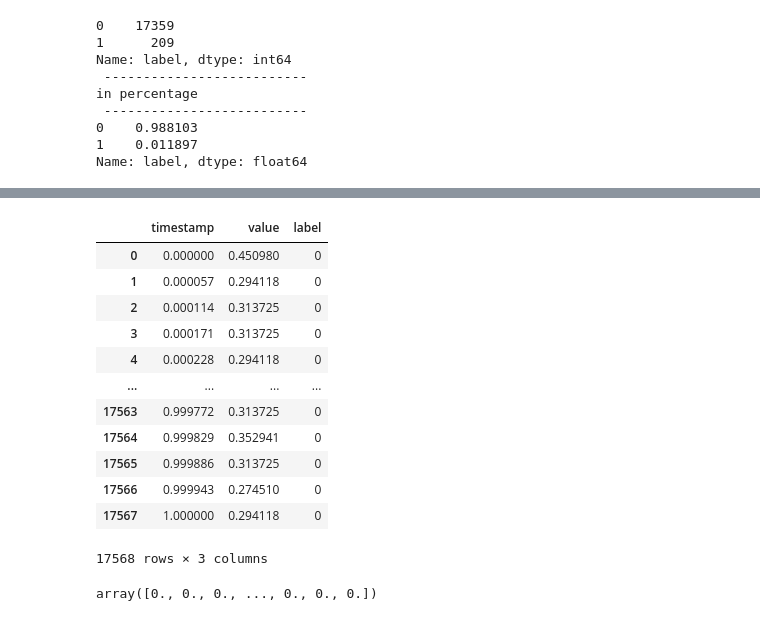
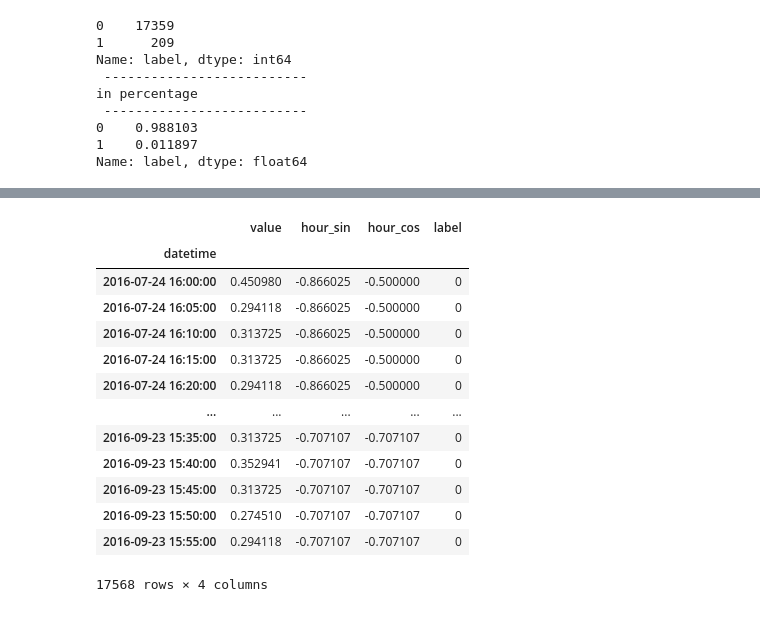
Before and after one commit to ChetanaRajabhoj/kagglex-project, a Jupyter notebook: notebooks/4.0-cr-model-1-autoencoder.ipynb, the cells around one changed output, grey strips where cells are left out. Drawn from its saved outputs; the diff is of its cells as text; code cells hidden in the pictures.

```diff
--- a/notebooks/4.0-cr-model-1-autoencoder.ipynb
+++ b/notebooks/4.0-cr-model-1-autoencoder.ipynb
@@ -16 +19,4 @@ dfcpu = pd.read_csv('../data/processed/cpu4.csv')
+# %%
+# dfcpu = pd.read_csv('../data/processed/cpu4.csv')
+dfcpu = pd.read_csv('https://raw.githubusercontent.com/ChetanaRajabhoj/kagglex-project/main/data/processed/cpu4.csv')
 # %%
@@ -62,0 +49,4 @@ raw_data
+# %%
+columnlist = [ 'datetime','value', 'hour_sin', 'hour_cos', 'label']
+data = dfcpu[columnlist].copy().set_index('datetime')
+data
@@ -63,29 +68,19 @@ raw_data
 # %%
-# sc=StandardScaler()
-
 scaler = MinMaxScaler(feature_range=(0, 1))
-
-raw_data['timestamp'] = scaler.fit_transform(raw_data['timestamp'].values.reshape(-1, 1))
-raw_data['value'] = scaler.fit_transform(raw_data['value'].values.reshape(-1, 1))
-
-raw_data
+data['value'] = scaler.fit_transform(data['value'].values.reshape(-1, 1))
+data
 # %% [output]
-|  | timestamp | value | label |
-| 0 | 0.000000 | 0.450980 | 0 |
-| 1 | 0.000057 | 0.294118 | 0 |
-| 2 | 0.000114 | 0.313725 | 0 |
-| 3 | 0.000171 | 0.313725 | 0 |
-| 4 | 0.000228 | 0.294118 | 0 |
-| ... | ... | ... | ... |
-| 17563 | 0.999772 | 0.313725 | 0 |
-| 17564 | 0.999829 | 0.352941 | 0 |
-| 17565 | 0.999886 | 0.313725 | 0 |
-| 17566 | 0.999943 | 0.274510 | 0 |
-| 17567 | 1.000000 | 0.294118 | 0 |
+|  | value | hour_sin | hour_cos | label |
+| datetime |  |  |  |  |
+| 2016-07-24 16:00:00 | 0.450980 | -0.866025 | -0.500000 | 0 |
+| 2016-07-24 16:05:00 | 0.294118 | -0.866025 | -0.500000 | 0 |
+| 2016-07-24 16:10:00 | 0.313725 | -0.866025 | -0.500000 | 0 |
+| 2016-07-24 16:15:00 | 0.313725 | -0.866025 | -0.500000 | 0 |
+| 2016-07-24 16:20:00 | 0.294118 | -0.866025 | -0.500000 | 0 |
+| ... | ... | ... | ... | ... |
+| 2016-09-23 15:35:00 | 0.313725 | -0.707107 | -0.707107 | 0 |
+| 2016-09-23 15:40:00 | 0.352941 | -0.707107 | -0.707107 | 0 |
+| 2016-09-23 15:45:00 | 0.313725 | -0.707107 | -0.707107 | 0 |
+| 2016-09-23 15:50:00 | 0.274510 | -0.707107 | -0.707107 | 0 |
+| 2016-09-23 15:55:00 | 0.294118 | -0.707107 | -0.707107 | 0 |
-17568 rows × 3 columns
+17568 rows × 4 columns
-# %%
-raw_data = raw_data.values
-labels = raw_data[:,-1]
-labels
-# %% [output]
-array([0., 0., 0., ..., 0., 0., 0.])
```
Also changed, not shown: parts of 53 cells of this notebook.
